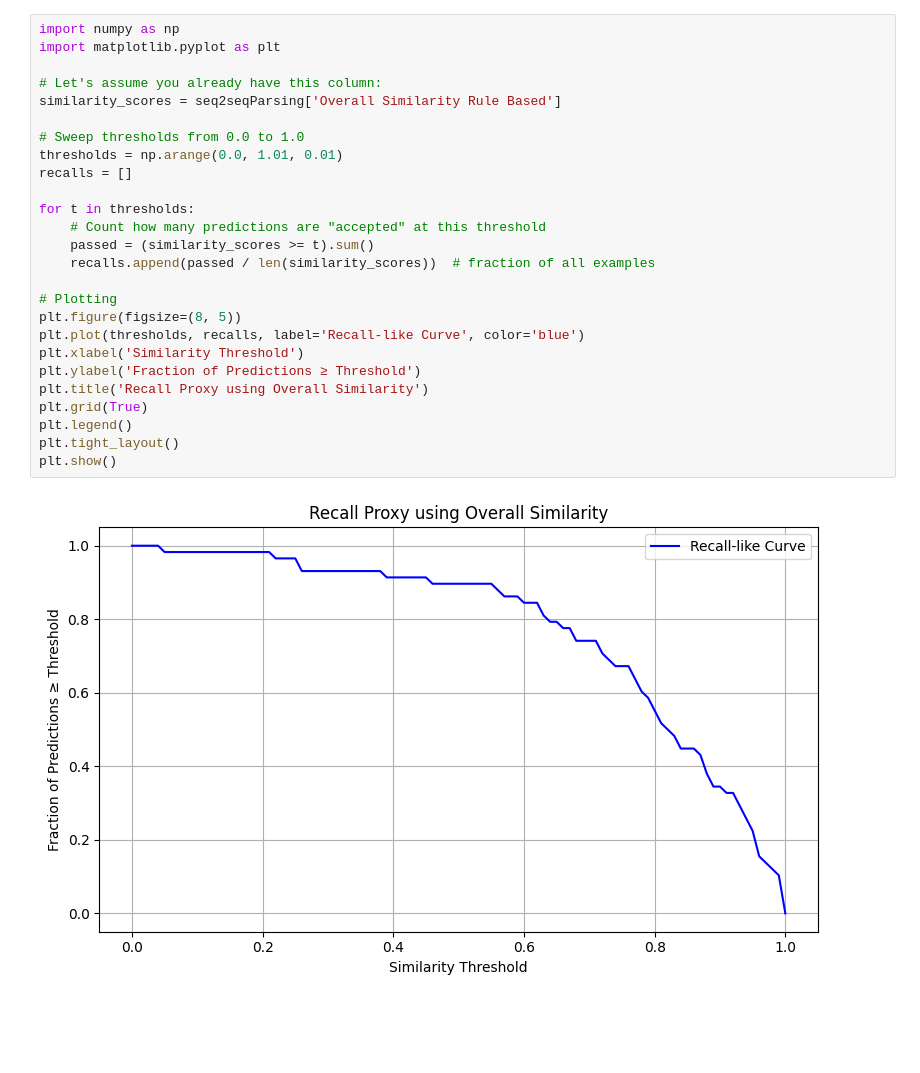
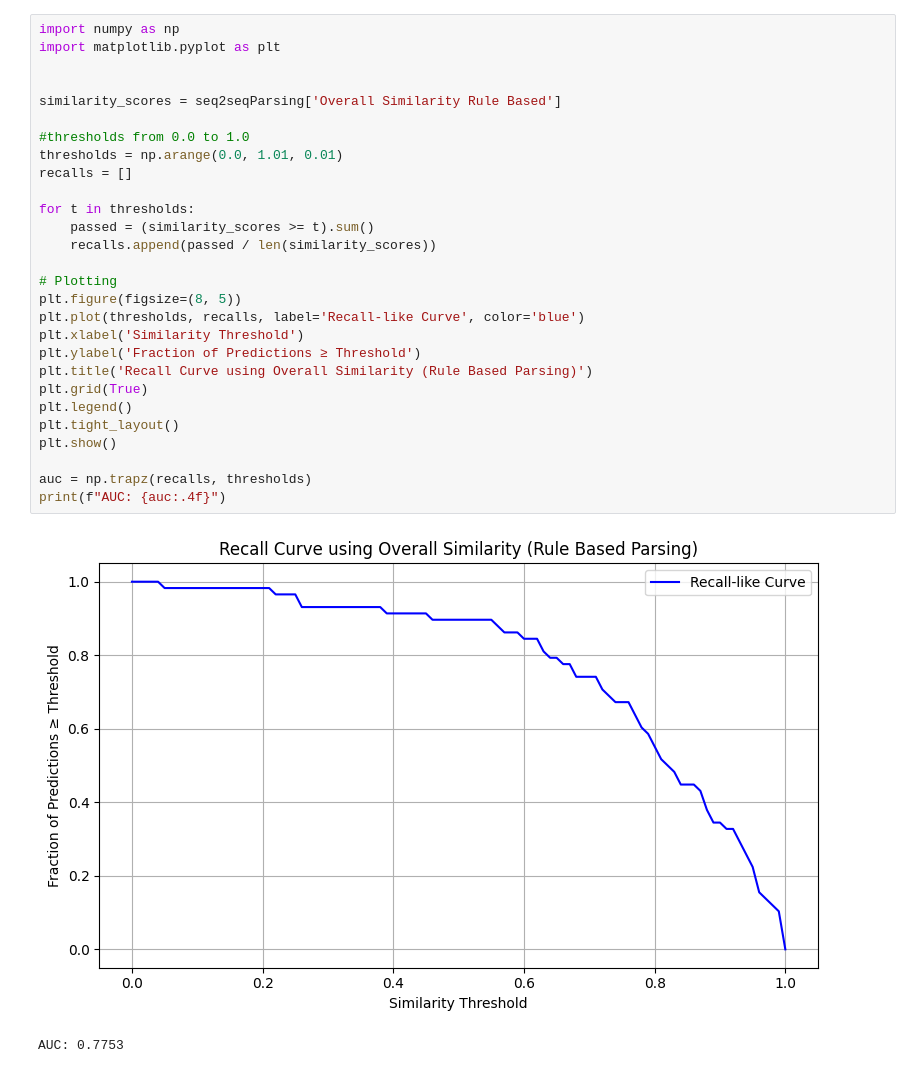
Before and after one commit to rng190001/CS6375-ResearchProject, a Jupyter notebook: evaluationMetrics.ipynb, the cells around one changed output. Cells and saved outputs as stored; diff of their text form; blank space fills up the shorter version.

```diff
--- a/evaluationMetrics.ipynb
+++ b/evaluationMetrics.ipynb
@@ -475,31 +474,34 @@ plt.show()
 # %%
 import numpy as np
 import matplotlib.pyplot as plt
 
-# Let's assume you already have this column:
+
 similarity_scores = seq2seqParsing['Overall Similarity Rule Based']
 
-# Sweep thresholds from 0.0 to 1.0
+#thresholds from 0.0 to 1.0
 thresholds = np.arange(0.0, 1.01, 0.01)
 recalls = []
 
 for t in thresholds:
-    # Count how many predictions are "accepted" at this threshold
     passed = (similarity_scores >= t).sum()
-    recalls.append(passed / len(similarity_scores))  # fraction of all examples
+    recalls.append(passed / len(similarity_scores))
 
 # Plotting
 plt.figure(figsize=(8, 5))
 plt.plot(thresholds, recalls, label='Recall-like Curve', color='blue')
 plt.xlabel('Similarity Threshold')
 plt.ylabel('Fraction of Predictions ≥ Threshold')
-plt.title('Recall Proxy using Overall Similarity')
+plt.title('Recall Curve using Overall Similarity (Rule Based Parsing)')
 plt.grid(True)
 plt.legend()
 plt.tight_layout()
 plt.show()
+
+auc = np.trapz(recalls, thresholds)
+print(f"AUC: {auc:.4f}")
 # %% [output]
-[figure, old version]
+[figure, new version]
+AUC: 0.7753
 # %%
 import numpy as np
 import matplotlib.pyplot as plt
```
Also changed, not shown: parts of 3 cells of this notebook, 1 other file.
